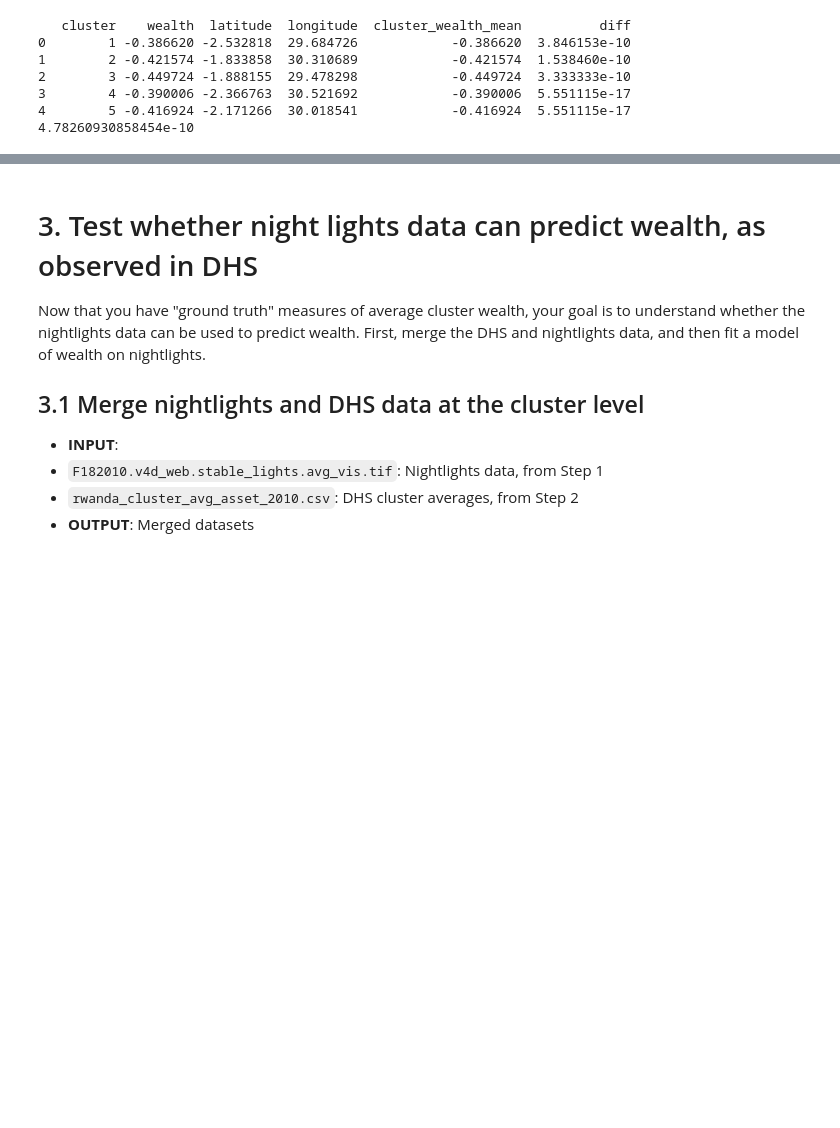
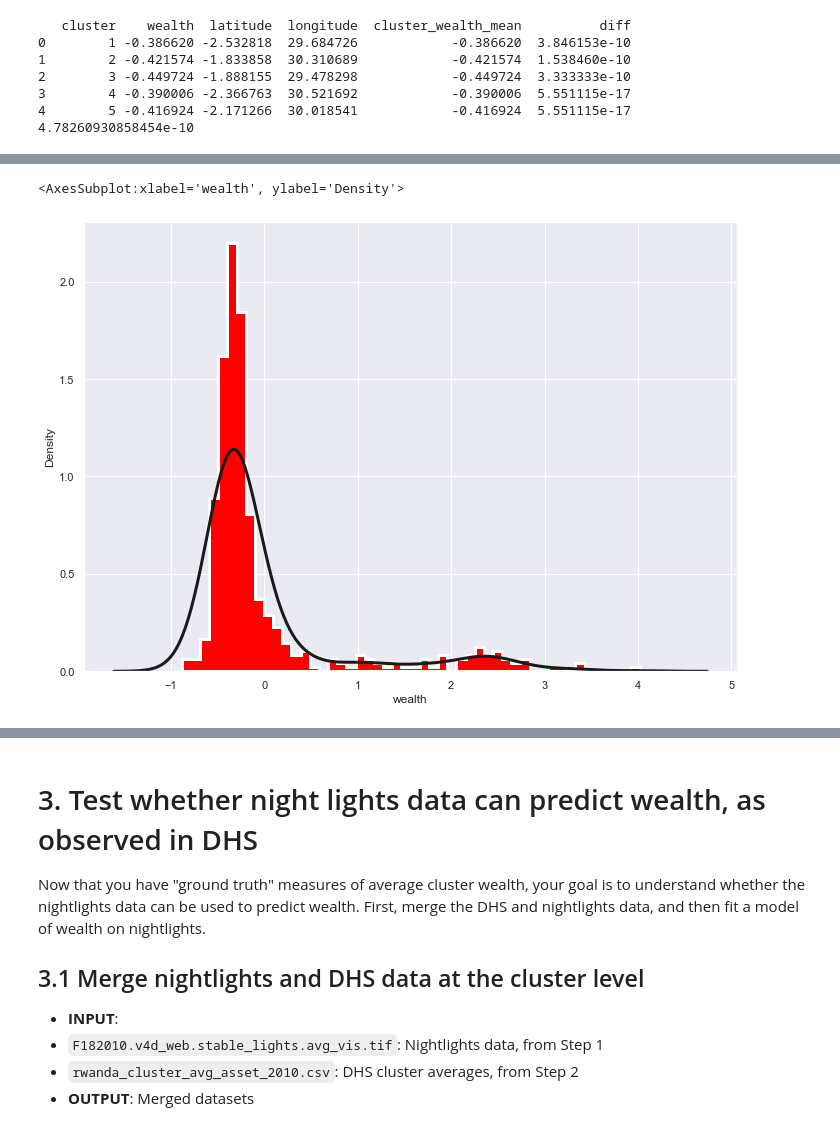
Before and after one commit to joelferg/bdd, a Jupyter notebook: PS1/BDD2021-PS1.ipynb, the cells around one changed output, grey strips where cells are left out. Drawn from its saved outputs; the diff is of its cells as text; code cells hidden in the pictures; blank space fills up the shorter version.

```diff
--- a/PS1/BDD2021-PS1.ipynb
+++ b/PS1/BDD2021-PS1.ipynb
@@ -166,3 +175,17 @@ Hints:
 - `Household Recode` contains all the attributes of each household. It provides datasets with different formats. Feel free to explore the data. You can use `RWHR61FL.DAT` file in Flat ASCII data (.dat) format.
 - `RWHR61FL.DCF` describes the attributes and the location of each attribute.
 - Geographic Datasets: `rwge61fl.zip` contains the location of each cluster in Rwanda. It is in the format of shapefile, which needs QGIS or other GIS softwares to open. For those who are not familiar with GIS tools or who want a shortcut, you can also use the file `rwanda_clusters_location.csv` provided with the problem set.
+# %%
+import seaborn as sns
+from scipy.stats import norm,laplace
+
+sns.set_style('darkgrid')
+sns.set(rc={'figure.figsize':(11.7,8.27)})
+
+sns.distplot(cluster_points['wealth'],
+                  kde_kws={"color": "k", "lw": 3, "label": "KDE"},
+                  hist_kws={"histtype": "stepfilled", "linewidth": 3,
+                            "alpha": 1, "color": "red"})
+# %% [output]
+<AxesSubplot:xlabel='wealth', ylabel='Density'>
+[figure, added]
```
Also changed, not shown: parts of 48 cells of this notebook, 3 other files.
